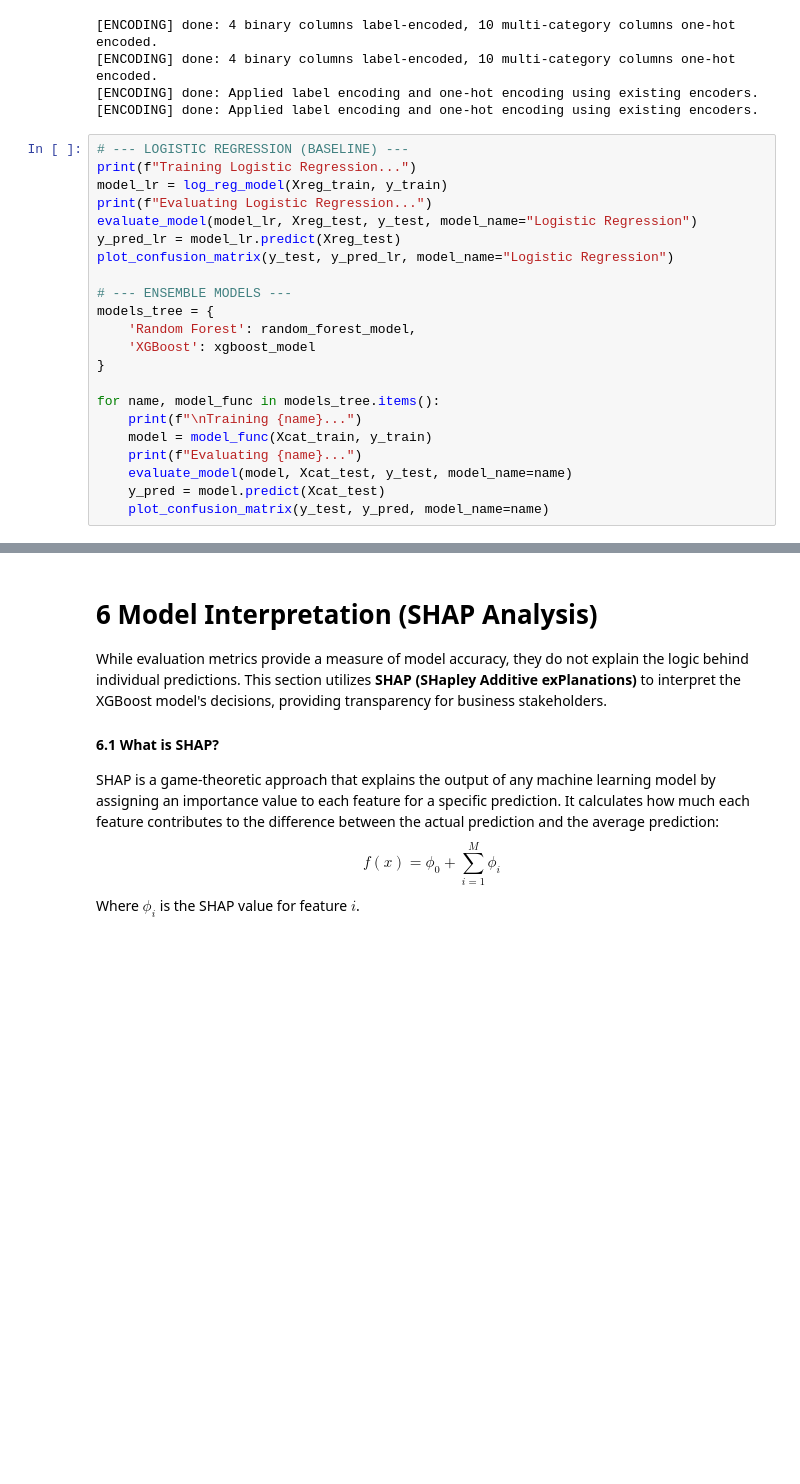
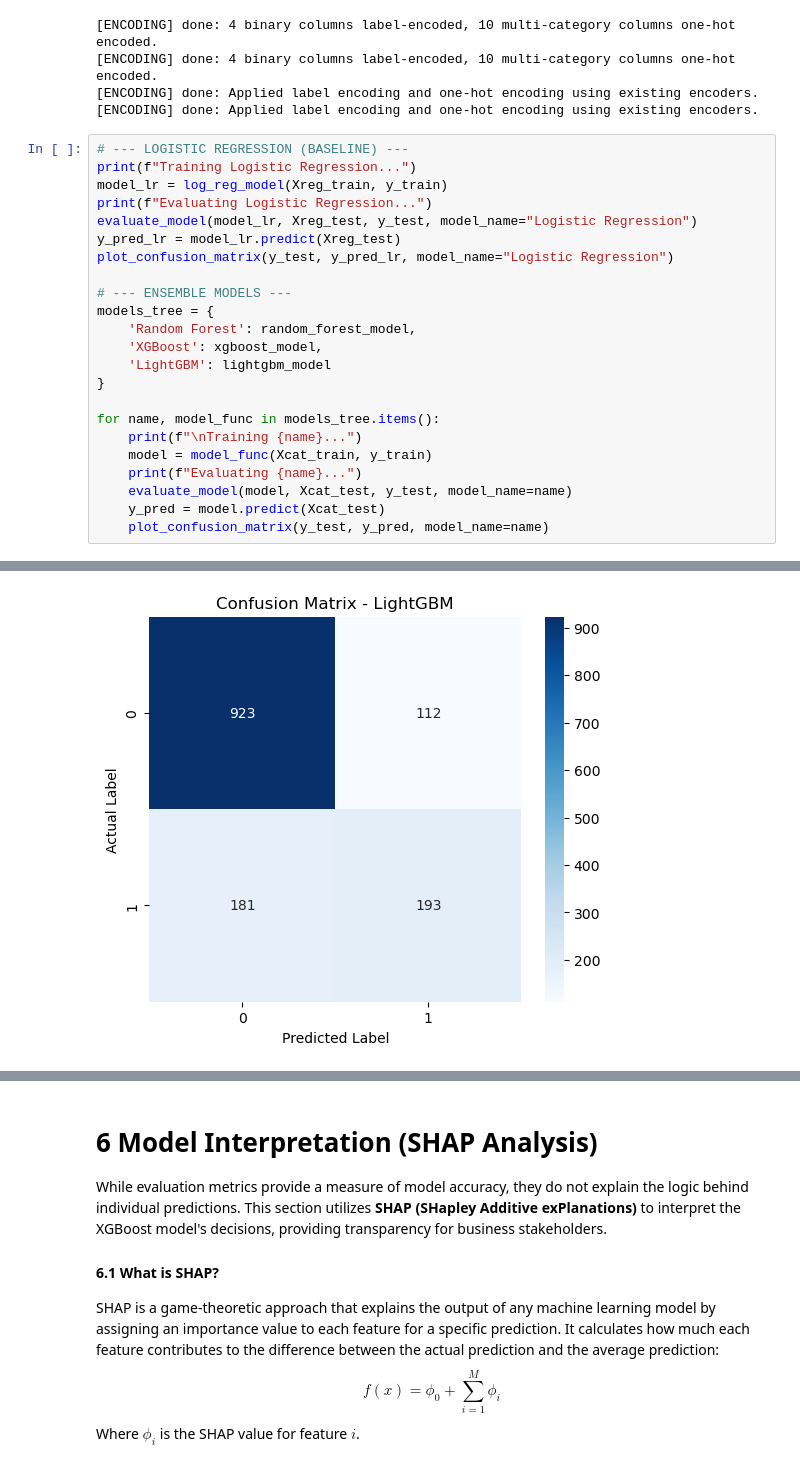
Before and after one commit to leipzig-troopen/telecom-churn-analysis-ml, a Jupyter notebook: notebook/customer_retention_modeling_and_insights.ipynb, the cells around one changed output, grey strips where cells are left out. Cells and saved outputs as stored; diff of their text form; blank space fills up the shorter version.

```diff
--- a/notebook/customer_retention_modeling_and_insights.ipynb
+++ b/notebook/customer_retention_modeling_and_insights.ipynb
@@ -453,7 +460,8 @@ plot_confusion_matrix(y_test, y_pred_lr, model_name="Logistic Regression")
 # --- ENSEMBLE MODELS ---
 models_tree = {
     'Random Forest': random_forest_model,
-    'XGBoost': xgboost_model
+    'XGBoost': xgboost_model,
+    'LightGBM': lightgbm_model
 }
 
 for name, model_func in models_tree.items():
@@ -527,3 +571,4 @@ Average Precision: 0.642
+[figure, added]
 # %% [markdown]
 ## 5.3 Model Performance Comparison
 
```
Also changed, not shown: parts of 13 cells of this notebook, 5 other files.
